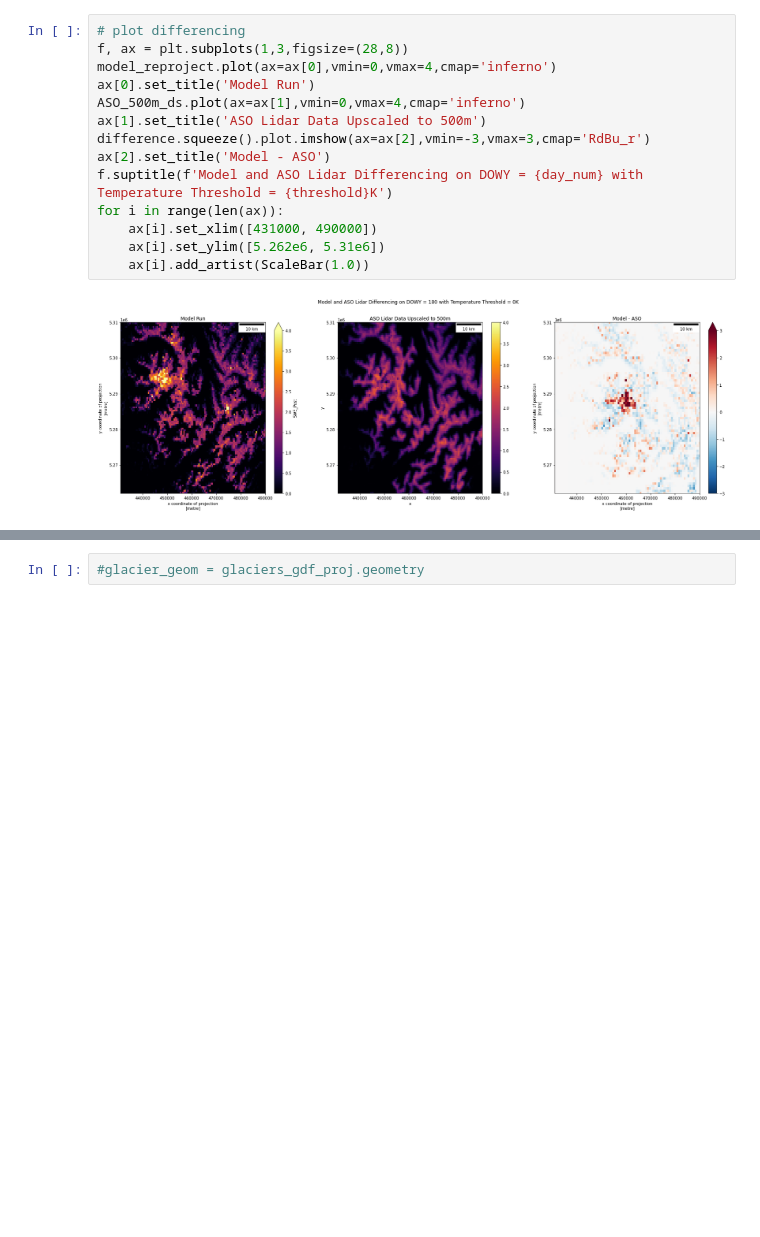
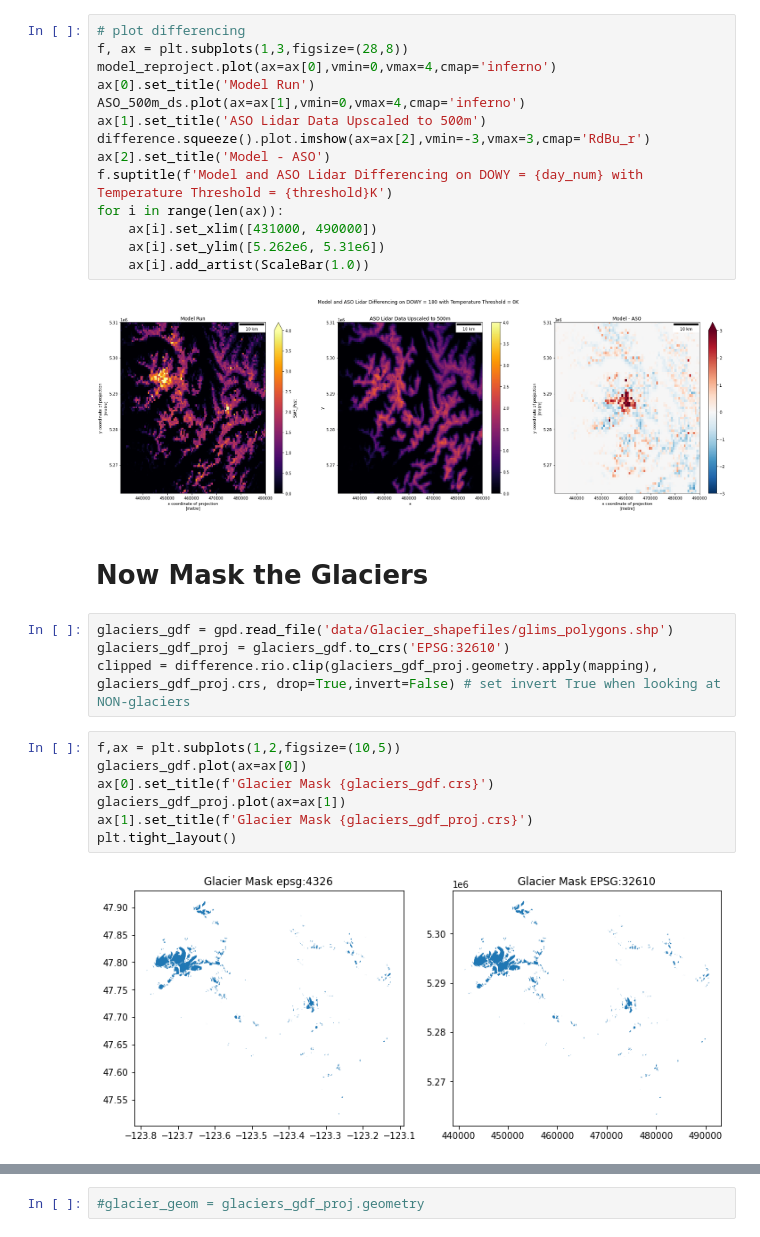
Before and after one commit to bessoh2/SnowHydro, a Jupyter notebook: masking_glaciers_comparison_and_difference.ipynb, the cells around one changed output, grey strips where cells are left out. Cells and saved outputs as stored; diff of their text form; blank space fills up the shorter version.

Commit message:
glacier masking working but large offset error

```diff
--- a/masking_glaciers_comparison_and_difference.ipynb
+++ b/masking_glaciers_comparison_and_difference.ipynb
@@ -95,3 +96,18 @@ for i in range(len(ax)):
     ax[i].add_artist(ScaleBar(1.0))
 # %% [output]
 [figure]
+# %% [markdown]
+# Now Mask the Glaciers
+# %%
+glaciers_gdf = gpd.read_file('data/Glacier_shapefiles/glims_polygons.shp')
+glaciers_gdf_proj = glaciers_gdf.to_crs('EPSG:32610')
+clipped = difference.rio.clip(glaciers_gdf_proj.geometry.apply(mapping), glaciers_gdf_proj.crs, drop=True,invert=False) # set invert True when looking at NON-glaciers
+# %%
+f,ax = plt.subplots(1,2,figsize=(10,5))
+glaciers_gdf.plot(ax=ax[0])
+ax[0].set_title(f'Glacier Mask {glaciers_gdf.crs}')
+glaciers_gdf_proj.plot(ax=ax[1])
+ax[1].set_title(f'Glacier Mask {glaciers_gdf_proj.crs}')
+plt.tight_layout()
+# %% [output]
+[figure, added]
```
Also changed, not shown: parts of 17 cells of this notebook.
